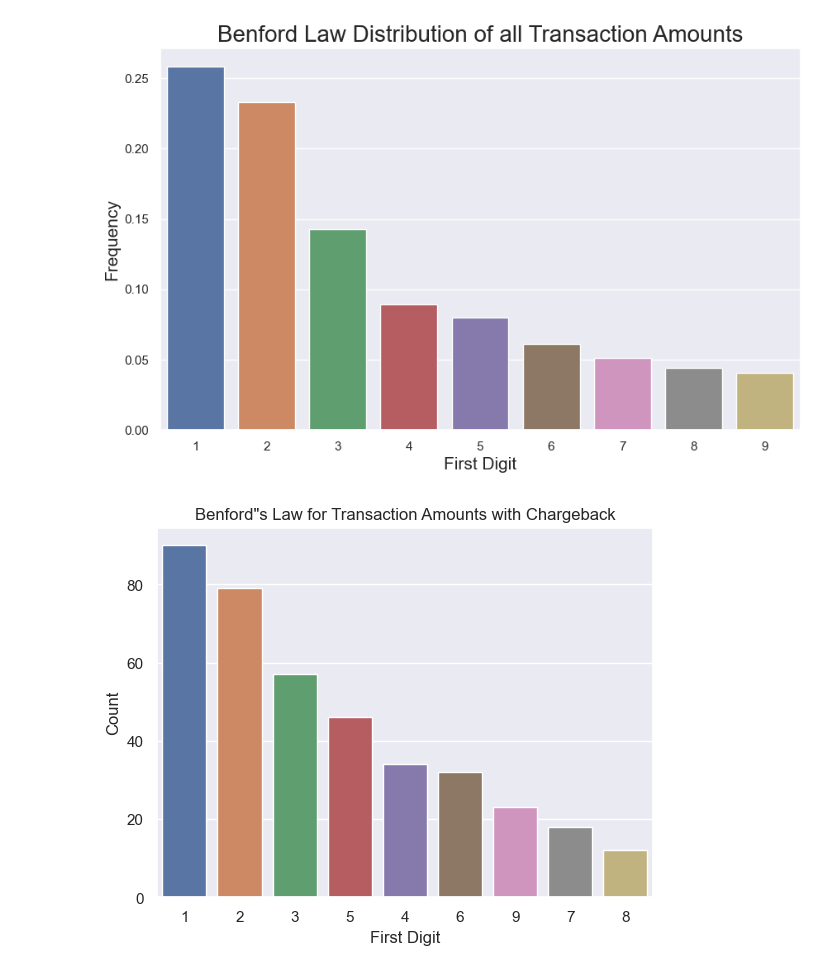
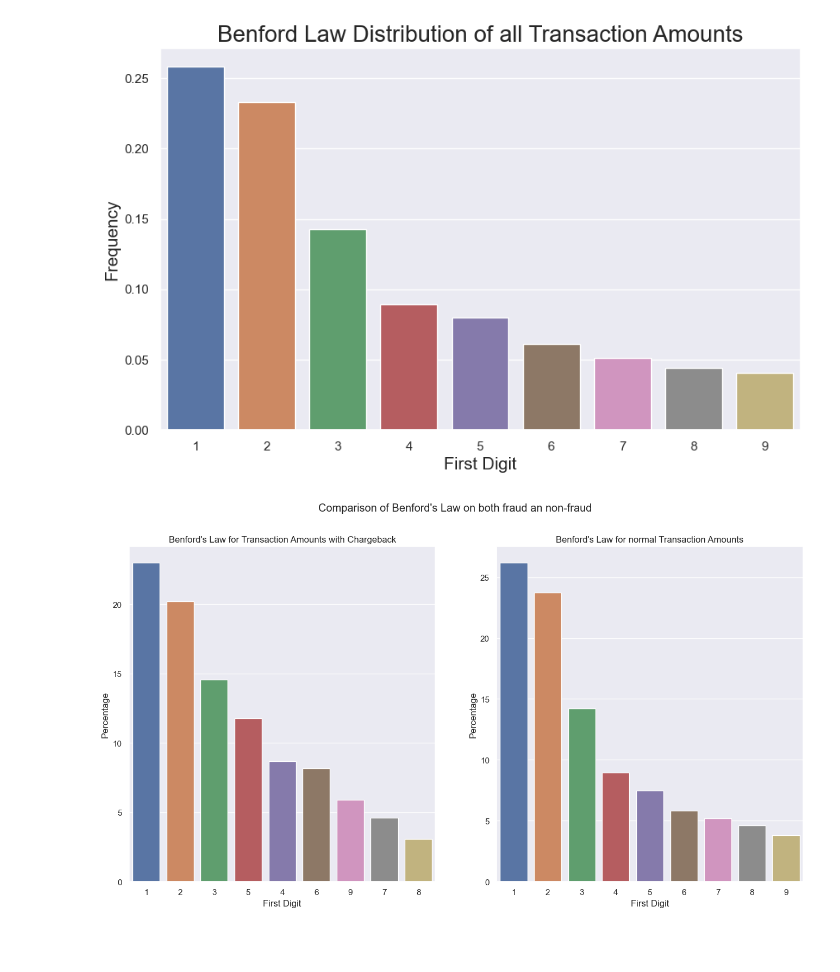
Before and after one commit to rehpires/Risk-analyst-case, a Jupyter notebook: Transactional data.ipynb, the cells around one changed output. Drawn from its saved outputs; the diff is of its cells as text; code cells hidden in the pictures; blank space fills up the shorter version.

```diff
--- a/Transactional data.ipynb
+++ b/Transactional data.ipynb
@@ -74,0 +73,11 @@ plt.tight_layout()
+# %%
+# Histogram of transaction amount with fraud detected
+fig, ax = plt.subplots(1,2,figsize=(16,8))
+fig.suptitle("Comparison of transaction amount with and without fraud")
+
+sns.histplot(df.loc[df["has_cbk"] == 1].transaction_amount,kde=True, ax=ax[0]).set_title("Distribution of transactions with chargeback")
+sns.histplot(df.loc[df["has_cbk"] == 0].transaction_amount,kde=True, ax=ax[1]).set_title("Distribution of transactions without chargeback")
+
+for i in range(2):
+    ax[i].set_xlabel("Transaction Amount")
+    ax[i].set_ylabel("Quantity of transactions")
@@ -138,24 +152,33 @@ plt.show()
 # %%
 # subset with only the transaction_amount and has_cbk columns
 df_subset = df[["transaction_amount", "has_cbk"]]
 
-# Filter the dataframe to only include transactions with has_cbk = 1
-df_filtered = df_subset[df_subset["has_cbk"] == 1]
+fig, ax = plt.subplots(1,2,figsize=(16,8))
+fig.suptitle("Comparison of Benford's Law on both fraud an non-fraud")
 
-# list of the first digits of the transaction amounts
-first_digits = [str(x)[0] for x in df_filtered["transaction_amount"]]
+for i, has_cbk in enumerate([1,0]):
+    # Filter the data frame to only include transactions with has_cbk = 1 or 0
+    df_filtered = df_subset[df_subset["has_cbk"] == has_cbk]
 
-# Dictionary of the counts of the first digits
-counts = {x: first_digits.count(x) for x in first_digits}
+    # list of the first digits of the transaction amounts
+    first_digits = [str(x)[0] for x in df_filtered["transaction_amount"]]
 
-# Create a dataframe from the dictionary
-df_counts = pd.DataFrame.from_dict(counts, orient="index", columns=["counts"])
+    # Dictionary of the counts of the first digits
+    counts = {x: first_digits.count(x) for x in first_digits}
 
-# Plottings
-sns.barplot(x=df_counts.index, y=df_counts["counts"], order=df_counts["counts"].sort_values(ascending=False).index)
-plt.xlabel("First Digit")
-plt.ylabel("Count")
-plt.title("Benford\"s Law for Transaction Amounts with Chargeback")
+    # Create a data frame from the dictionary
+    df_counts = pd.DataFrame.from_dict(counts, orient="index", columns=["counts"])
+    df_counts["percentage"] = df_counts["counts"] / df_counts["counts"].sum() * 100
+
+    # Plottings
+    sns.barplot(x=df_counts.index, y="percentage", data=df_counts, order=df_counts["percentage"].sort_values(ascending=False).index, ax=ax[i])
+    ax[i].set_xlabel("First Digit")
+    ax[i].set_ylabel("Percentage")
+    if has_cbk == 1:
+        ax[i].set_title("Benford's Law for Transaction Amounts with Chargeback")
+    else:
+        ax[i].set_title("Benford's Law for normal Transaction Amounts")
+
 plt.show()
 # %% [output]
-[figure, old version]
+[figure, new version]
```
Also changed, not shown: parts of 23 cells of this notebook, 1 other file.
